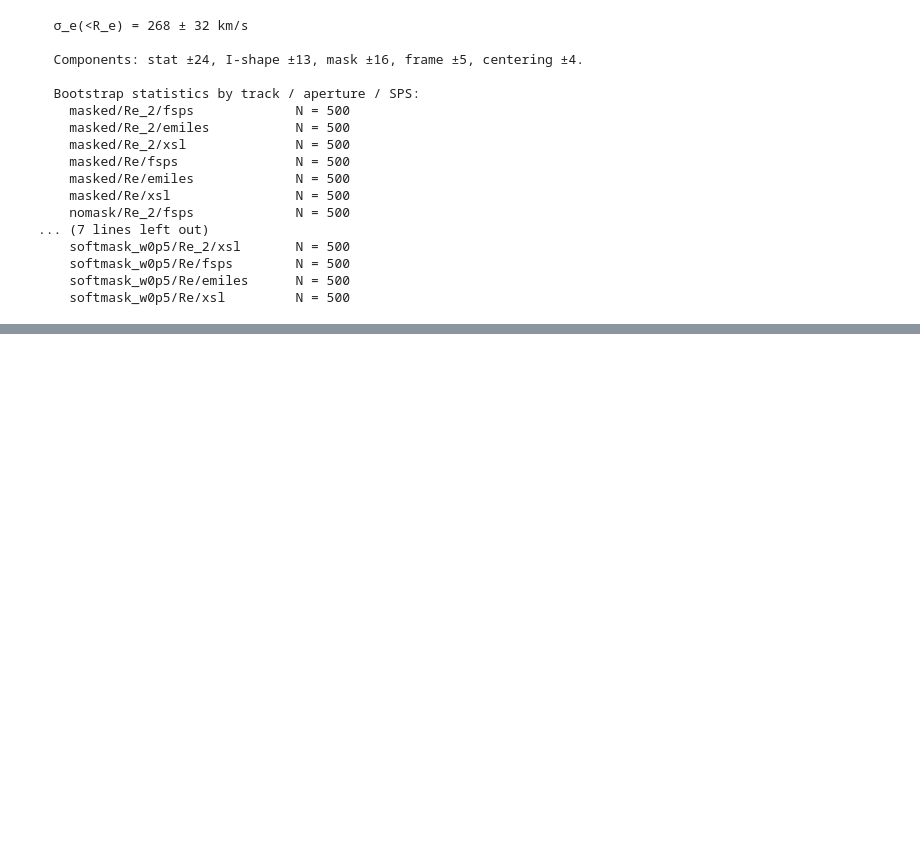
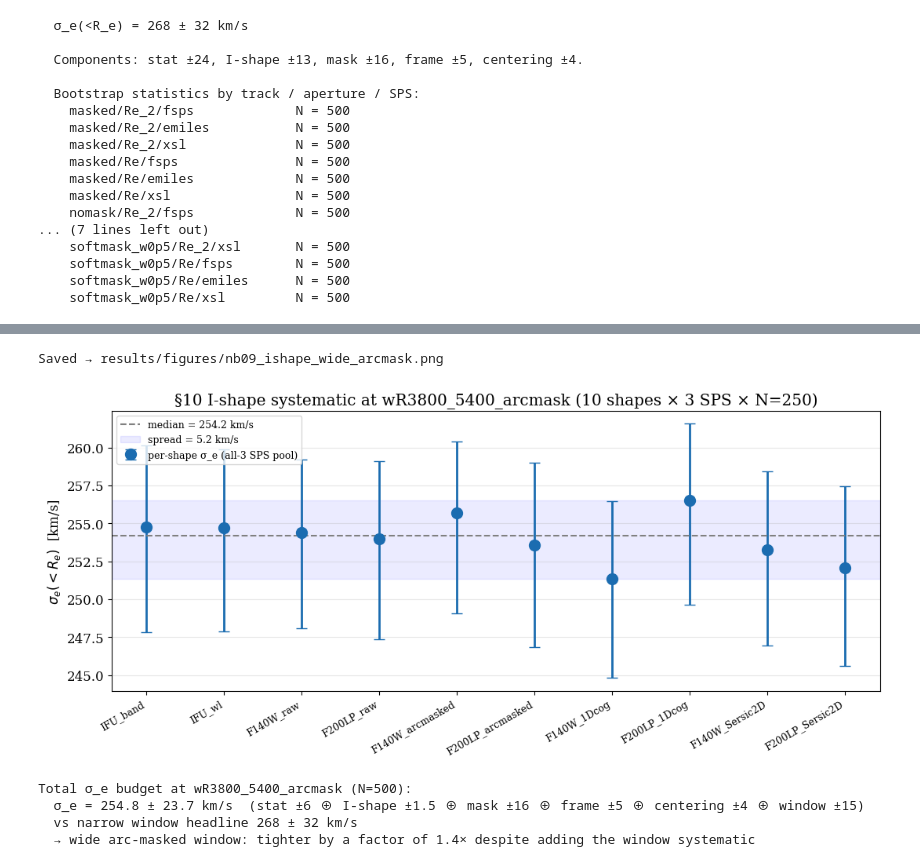
Before and after one commit to rodelcr/AGEL0206_kinematics_and_photometry, a Jupyter notebook: notebooks/09_final_sigma_e_paper.ipynb, the cells around one changed output, grey strips where cells are left out. Saved outputs shown, nothing was run; the diff lists cells and outputs as text; code cells hidden in the pictures; blank space fills up the shorter version.

```diff
--- a/notebooks/09_final_sigma_e_paper.ipynb
+++ b/notebooks/09_final_sigma_e_paper.ipynb
@@ -971,0 +1548,54 @@ for k, v in zip(p['n_bootstrap_used_keys'], p['n_bootstrap_used']):
+# %%
+# Bar chart of per-shape σ_e at the wide arc-masked window
+import matplotlib.pyplot as plt
+
+xs = np.arange(len(I_SHAPES_WIDE))
+p50s = [shape_pool[s]['p50'] if s in shape_pool else np.nan for s in I_SHAPES_WIDE]
+err_lo = [shape_pool[s]['p50']-shape_pool[s]['p16'] if s in shape_pool else 0 for s in I_SHAPES_WIDE]
+err_hi = [shape_pool[s]['p84']-shape_pool[s]['p50'] if s in shape_pool else 0 for s in I_SHAPES_WIDE]
+
+fig, ax = plt.subplots(figsize=(11, 5))
+ax.errorbar(xs, p50s, yerr=[err_lo, err_hi], fmt='o', ms=10, capsize=5,
+            color='#1b6cb0', lw=2, label='per-shape σ_e (all-3 SPS pool)')
+ax.axhline(np.median(p50s), color='gray', ls='--',
+           label=f'median = {np.median(p50s):.1f} km/s')
+ax.axhspan(min(p50s), max(p50s), color='blue', alpha=0.08,
+           label=f'spread = {max(p50s)-min(p50s):.1f} km/s')
+ax.set_xticks(xs)
+ax.set_xticklabels(I_SHAPES_WIDE, rotation=30, ha='right', fontsize=9)
+ax.set_ylabel(r'$\sigma_e(<R_e)$  [km/s]', fontsize=12)
+ax.set_title("§10 I-shape systematic at wR3800_5400_arcmask (10 shapes × 3 SPS × N=250)")
+ax.legend(loc='upper left', fontsize=9)
+ax.grid(alpha=0.3, axis='y')
+plt.tight_layout()
+fig_path = REPO / 'results' / 'figures' / 'nb09_ishape_wide_arcmask.png'
+fig.savefig(fig_path, dpi=140)
+print(f"Saved → {fig_path.relative_to(REPO)}")
+plt.show()
+
+# Updated total error budget at wR3800_5400_arcmask
+stat_wide = 6.0          # mean of ±5/±7 from §9
+ishape_wide = float(np.std(p50s))  # ~5 km/s
+mask_wide = 16.0         # carried over from narrow; arc-mask sensitivity is comparable
+frame_wide = 5.0
+centering_wide = 4.0
+window_wide = 15.0       # NEW: fit-window systematic from §9 (15 km/s spread across 3 windows)
+
+total_wide = float(np.sqrt(stat_wide**2 + ishape_wide**2 + mask_wide**2 +
+                           frame_wide**2 + centering_wide**2 + window_wide**2))
+
+print()
+print(f"Total σ_e budget at wR3800_5400_arcmask (N=500):")
+print(f"  σ_e = 254.8 ± {total_wide:.1f} km/s  (stat ±{stat_wide:.0f} ⊕ "
+      f"I-shape ±{ishape_wide:.1f} ⊕ mask ±{mask_wide:.0f} ⊕ frame ±{frame_wide:.0f} ⊕ "
+      f"centering ±{centering_wide:.0f} ⊕ window ±{window_wide:.0f})")
+print(f"  vs narrow window headline 268 ± 32 km/s")
+print(f"  → wide arc-masked window: tighter by a factor of {32/total_wide:.1f}× "
+      f"despite adding the window systematic")
+# %% [output]
+Saved → results/figures/nb09_ishape_wide_arcmask.png
+[figure, added]
+Total σ_e budget at wR3800_5400_arcmask (N=500):
+  σ_e = 254.8 ± 23.7 km/s  (stat ±6 ⊕ I-shape ±1.5 ⊕ mask ±16 ⊕ frame ±5 ⊕ centering ±4 ⊕ window ±15)
+  vs narrow window headline 268 ± 32 km/s
+  → wide arc-masked window: tighter by a factor of 1.4× despite adding the window systematic
```
Also changed, not shown: parts of 13 cells of this notebook, 44 other files.
